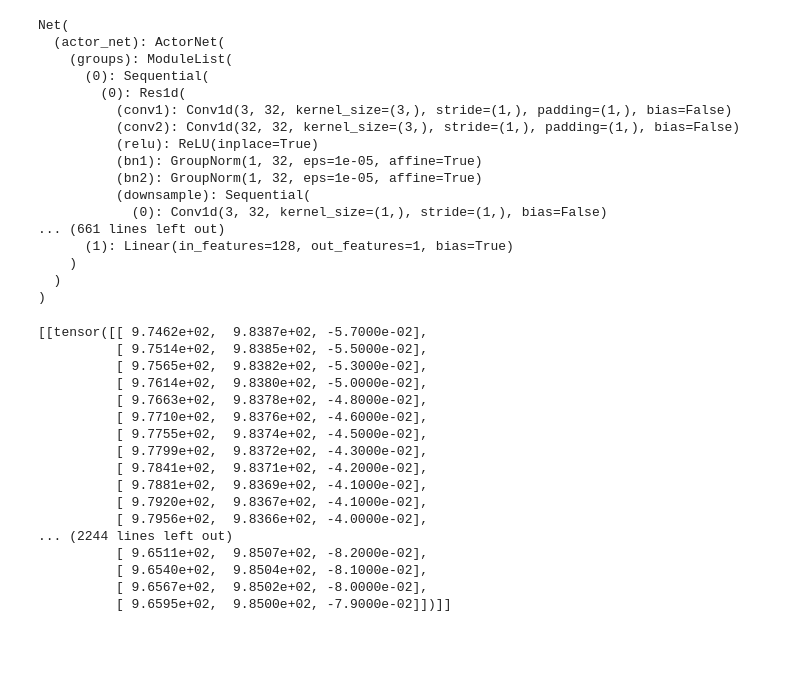
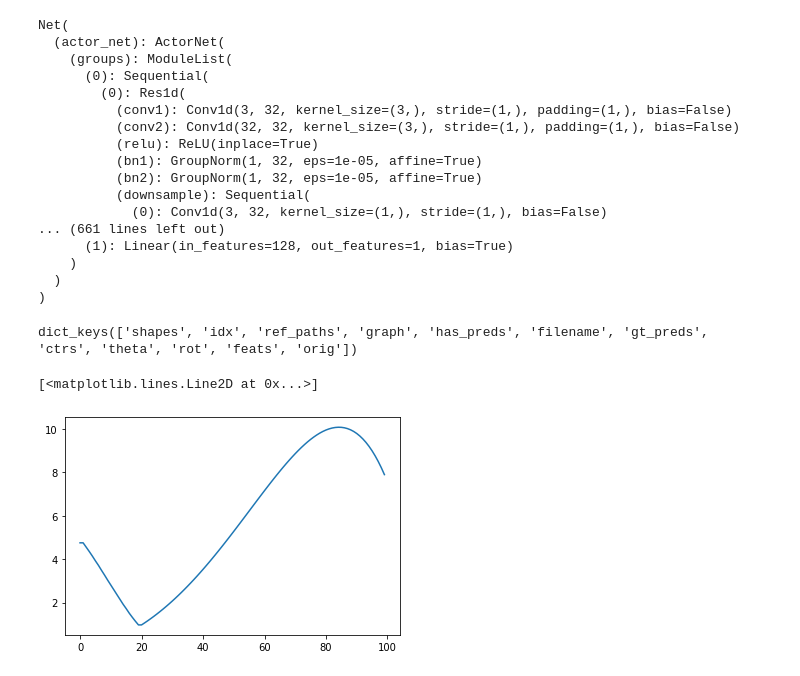
Before and after one commit to YikangZhang1641/modified_LaneGCN, a Jupyter notebook: test_interaction.ipynb, the cells around one changed output. Cells and saved outputs as stored; diff of their text form; code cells hidden in the pictures; blank space fills up the shorter version.

```diff
--- a/test_interaction.ipynb
+++ b/test_interaction.ipynb
@@ -47,8 +50,9 @@ config, _, collate_fn, net, loss, post_process, opt = model.get_model()
 # %%
 config
 # %%
-ckpt_path = "/home/user/Projects/interaction_gyt/preprocess_results_10s_for_training_EEMG/results/80.000.ckpt"
-# ckpt_path = "/media/drl/datas/zyk/LaneGCN/results/lanegcn/17.000.ckpt"
+# ckpt_path = "/home/user/Projects/interaction_gyt/preprocess_results_10s_for_training_EEMG/results/80.000.ckpt"
+# ckpt_path = "/home/user/Projects/interaction_gyt/preprocess_results_10s_for_training_EEMG/results_0812/41.000.ckpt"
+ckpt_path = "/home/user/Datasets/interpolated/preprocess_results_10s_interp10scale8/results/47.000.ckpt"
 
 if not os.path.isabs(ckpt_path):
     ckpt_path = os.path.join(config["save_dir"], ckpt_path)
@@ -134,21 +242,9 @@ origin_data['orig']
-# %%
-origin_data.keys()
-data['gt_hist']
-# %% [output]
-[[tensor([[ 9.7462e+02,  9.8387e+02, -5.7000e-02],
-          [ 9.7514e+02,  9.8385e+02, -5.5000e-02],
-          [ 9.7565e+02,  9.8382e+02, -5.3000e-02],
-          [ 9.7614e+02,  9.8380e+02, -5.0000e-02],
-          [ 9.7663e+02,  9.8378e+02, -4.8000e-02],
-          [ 9.7710e+02,  9.8376e+02, -4.6000e-02],
-          [ 9.7755e+02,  9.8374e+02, -4.5000e-02],
-          [ 9.7799e+02,  9.8372e+02, -4.3000e-02],
-          [ 9.7841e+02,  9.8371e+02, -4.2000e-02],
-          [ 9.7881e+02,  9.8369e+02, -4.1000e-02],
-          [ 9.7920e+02,  9.8367e+02, -4.1000e-02],
-          [ 9.7956e+02,  9.8366e+02, -4.0000e-02],
-... (2244 lines left out)
-          [ 9.6511e+02,  9.8507e+02, -8.2000e-02],
-          [ 9.6540e+02,  9.8504e+02, -8.1000e-02],
-          [ 9.6567e+02,  9.8502e+02, -8.0000e-02],
-          [ 9.6595e+02,  9.8500e+02, -7.9000e-02]])]]
+# %%
+data.keys()
+# %% [output]
+dict_keys(['shapes', 'idx', 'ref_paths', 'graph', 'has_preds', 'filename', 'gt_preds', 'ctrs', 'theta', 'rot', 'feats', 'orig'])
+# %%
+plt.plot(np.sqrt(traj_xyphi[:, 3]**2 + traj_xyphi[:, 4] ** 2))
+# %% [output]
+[<matplotlib.lines.Line2D at 0x...>]
+[figure, added]
```
Also changed, not shown: parts of 36 cells of this notebook, 3 other files.
